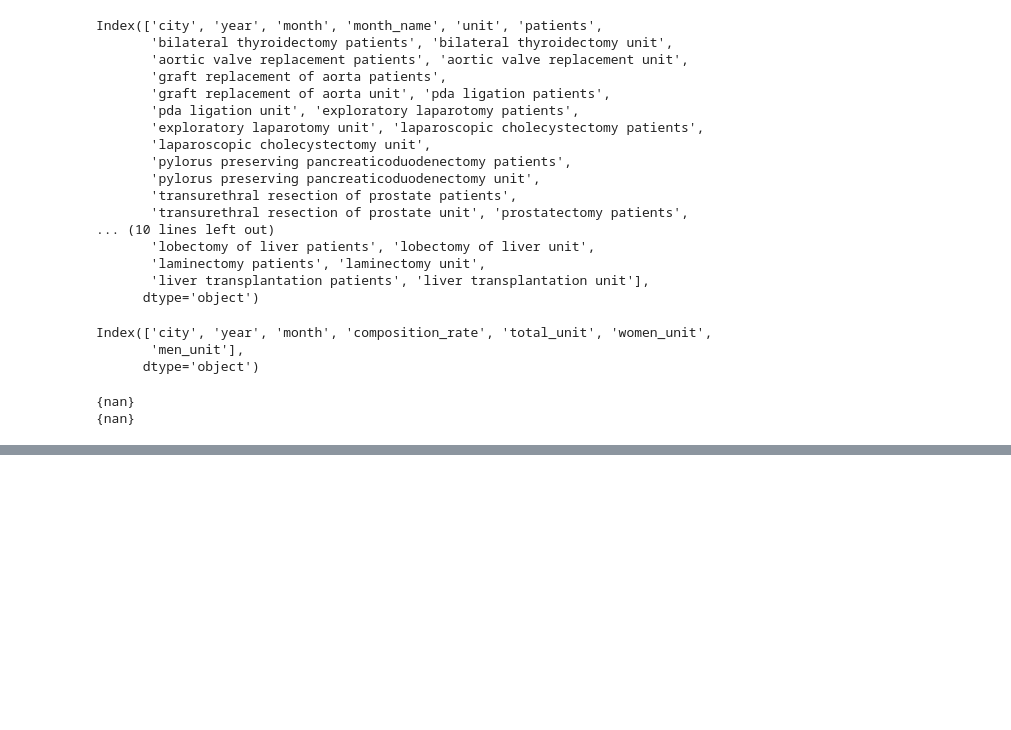
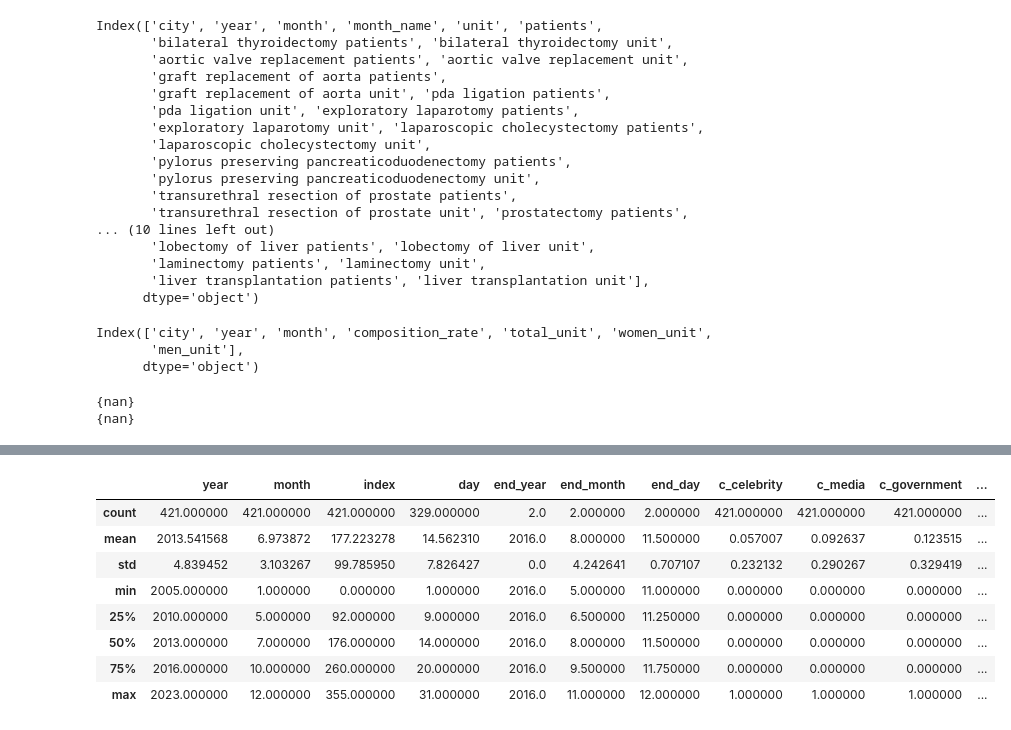
Before and after one commit to hunkim98/korea_blood_data, a Jupyter notebook: model/linear.ipynb, the cells around one changed output, grey strips where cells are left out. Cells and saved outputs as stored; diff of their text form; code cells hidden in the pictures; blank space fills up the shorter version.

```diff
--- a/model/linear.ipynb
+++ b/model/linear.ipynb
@@ -54,0 +221,32 @@ print(set(events_cities) - set(supply_cities))
+# %%
+events_df_copy = events_df.copy()
+
+collaboration_lists = events_df["collaboration"].str.split(",")
+
+collaboration_keys = set()
+
+for collaboration_list in collaboration_lists:
+    if isinstance(collaboration_list, list):
+        collaboration_keys.update(collaboration_list)
+
+for i, collaboration_list in enumerate(collaboration_lists):
+    if isinstance(collaboration_list, list):
+        for collaboration in collaboration_list:
+            events_df_copy.loc[i, "c_" + collaboration] = 1
+# %%
+collaboration_keys = list(collaboration_keys)
+# %%
+for key in collaboration_keys:
+    events_df_copy["c_" + key] = events_df_copy["c_" + key].fillna(0).astype(int)
+
+events_df_copy.describe()
+# %% [output]
+|  | year | month | index | day | end_year | end_month | end_day | c_celebrity | c_media | c_government | ... |
+| count | 421.000000 | 421.000000 | 421.000000 | 329.000000 | 2.0 | 2.000000 | 2.000000 | 421.000000 | 421.000000 | 421.000000 | ... |
+| mean | 2013.541568 | 6.973872 | 177.223278 | 14.562310 | 2016.0 | 8.000000 | 11.500000 | 0.057007 | 0.092637 | 0.123515 | ... |
+| std | 4.839452 | 3.103267 | 99.785950 | 7.826427 | 0.0 | 4.242641 | 0.707107 | 0.232132 | 0.290267 | 0.329419 | ... |
+| min | 2005.000000 | 1.000000 | 0.000000 | 1.000000 | 2016.0 | 5.000000 | 11.000000 | 0.000000 | 0.000000 | 0.000000 | ... |
+| 25% | 2010.000000 | 5.000000 | 92.000000 | 9.000000 | 2016.0 | 6.500000 | 11.250000 | 0.000000 | 0.000000 | 0.000000 | ... |
+| 50% | 2013.000000 | 7.000000 | 176.000000 | 14.000000 | 2016.0 | 8.000000 | 11.500000 | 0.000000 | 0.000000 | 0.000000 | ... |
+| 75% | 2016.000000 | 10.000000 | 260.000000 | 20.000000 | 2016.0 | 9.500000 | 11.750000 | 0.000000 | 0.000000 | 0.000000 | ... |
+| max | 2023.000000 | 12.000000 | 355.000000 | 31.000000 | 2016.0 | 11.000000 | 12.000000 | 1.000000 | 1.000000 | 1.000000 | ... |
```
Also changed, not shown: parts of 34 cells of this notebook, 2 other files.
